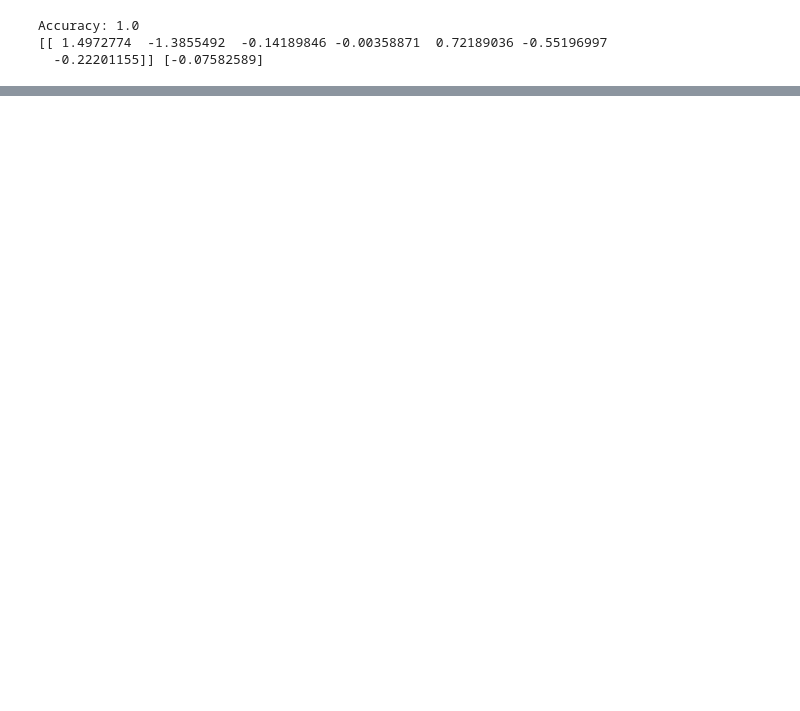
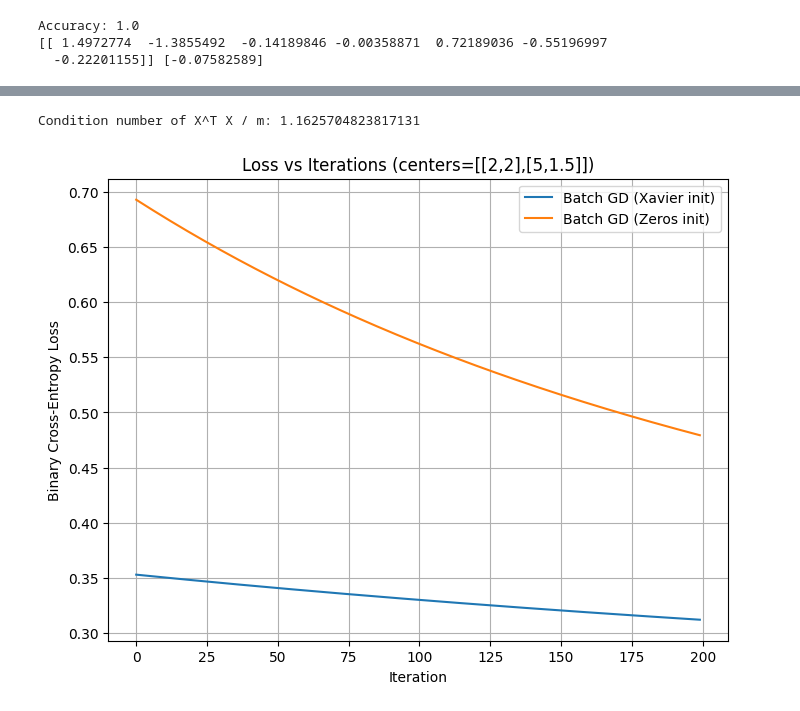
Before and after one commit to Dulina14/EN3150_Assignment_2, a Jupyter notebook: Logistic_Regression.ipynb, the cells around one changed output, grey strips where cells are left out. Cells and saved outputs as stored; diff of their text form; code cells hidden in the pictures; blank space fills up the shorter version.

```diff
--- a/Logistic_Regression.ipynb
+++ b/Logistic_Regression.ipynb
@@ -184,0 +294,77 @@ plt.show()
+# %%
+import numpy as np
+import matplotlib.pyplot as plt
+from sklearn.datasets import make_blobs
+from sklearn.preprocessing import StandardScaler
+
+# Sigmoid
+def sigmoid(z):
+    return 1 / (1 + np.exp(-z))
+
+# Generate data with new centers
+np.random.seed(0)
+centers = [[2, 2], [5, 1.5]]
+X, y = make_blobs(n_samples=2000, centers=centers, random_state=5)
+transformation = np.array([[0.5, 0.5], [-0.5, 1.5]])
+X = X.dot(transformation)
+
+# Standardize features (recommended)
+scaler = StandardScaler()
+X_scaled = scaler.fit_transform(X)
+
+m, d = X_scaled.shape
+
+# Diagnostic: condition number of covariance matrix
+cov = (X_scaled.T @ X_scaled) / m
+cond_number = np.linalg.cond(cov)
+print("Condition number of X^T X / m:", cond_number)
+
+# Batch GD settings
+lr = 0.01
+n_iter = 200
+eps = 1e-9
+
+def run_batch_gd(X, y, init='xavier', lr=0.01, n_iter=200):
+    rng = np.random.RandomState(0)
+    if init == 'xavier':
+        w = rng.randn(X.shape[1]) * np.sqrt(1.0 / X.shape[1])
+        b = 0.0
+    elif init == 'zeros':
+        w = np.zeros(X.shape[1])
+        b = 0.0
+    else:
+        raise ValueError("init must be 'xavier' or 'zeros'")
+
+    loss_hist = []
+    for i in range(n_iter):
+        z = X.dot(w) + b
+        y_hat = sigmoid(z)
+        dw = (X.T @ (y_hat - y)) / m
+        db = np.sum(y_hat - y) / m
+
+        w -= lr * dw
+        b -= lr * db
+
+        loss = -np.mean(y * np.log(y_hat + eps) + (1-y) * np.log(1 - y_hat + eps))
+        loss_hist.append(loss)
+    return w, b, loss_hist
+
+# Run with Xavier init
+w_x, b_x, loss_x = run_batch_gd(X_scaled, y, init='xavier', lr=lr, n_iter=n_iter)
+
+# Run with zeros init
+w_z, b_z, loss_z = run_batch_gd(X_scaled, y, init='zeros', lr=lr, n_iter=n_iter)
+
+# Plot losses
+plt.figure(figsize=(8,6))
+plt.plot(loss_x, label='Batch GD (Xavier init)')
+plt.plot(loss_z, label='Batch GD (Zeros init)')
+plt.xlabel('Iteration')
+plt.ylabel('Binary Cross-Entropy Loss')
+plt.title('Loss vs Iterations (centers=[[2,2],[5,1.5]])')
+plt.legend()
+plt.grid(True)
+plt.show()
+# %% [output]
+Condition number of X^T X / m: 1.1625704823817131
+[figure, added]
```
Also changed, not shown: parts of 5 cells of this notebook, 2 other files.
